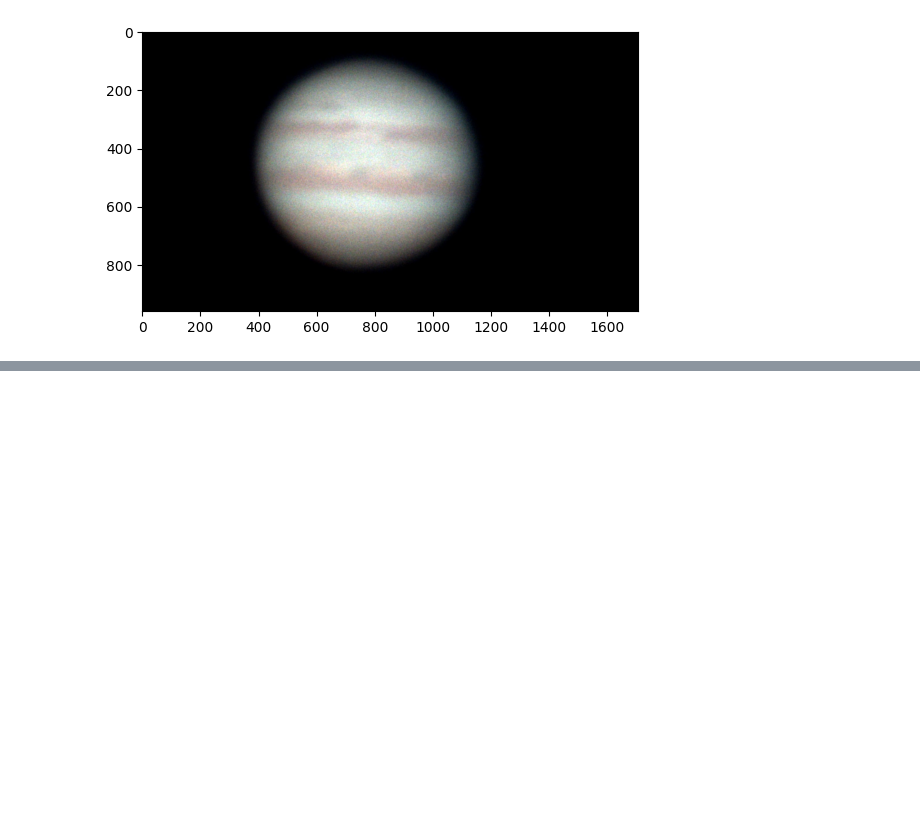
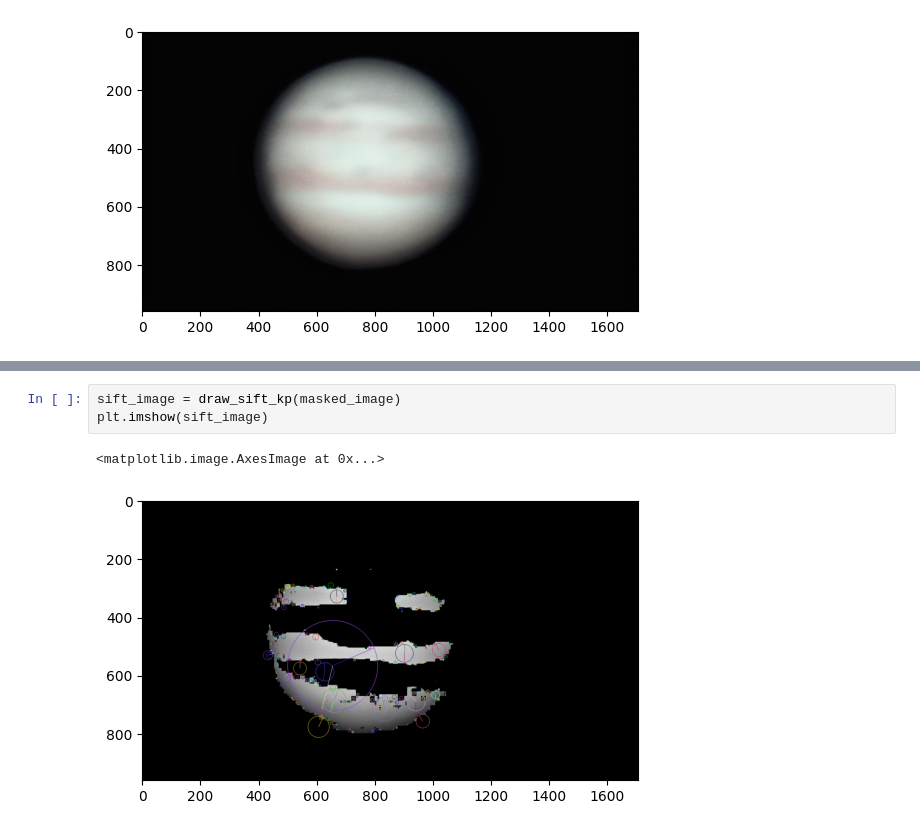
Before and after one commit to shin902/gakkai, a Jupyter notebook: src/Modules/hsv_low_high.ipynb, the cells around one changed output, grey strips where cells are left out. Drawn from its saved outputs; the diff is of its cells as text; blank space fills up the shorter version.

```diff
--- a/src/Modules/hsv_low_high.ipynb
+++ b/src/Modules/hsv_low_high.ipynb
@@ -138,0 +149,6 @@ show_image(masked_image)
+# %%
+sift_image = draw_sift_kp(masked_image)
+plt.imshow(sift_image)
+# %% [output]
+<matplotlib.image.AxesImage at 0x...>
+[figure, added]
```
Also changed, not shown: parts of 11 cells of this notebook.
